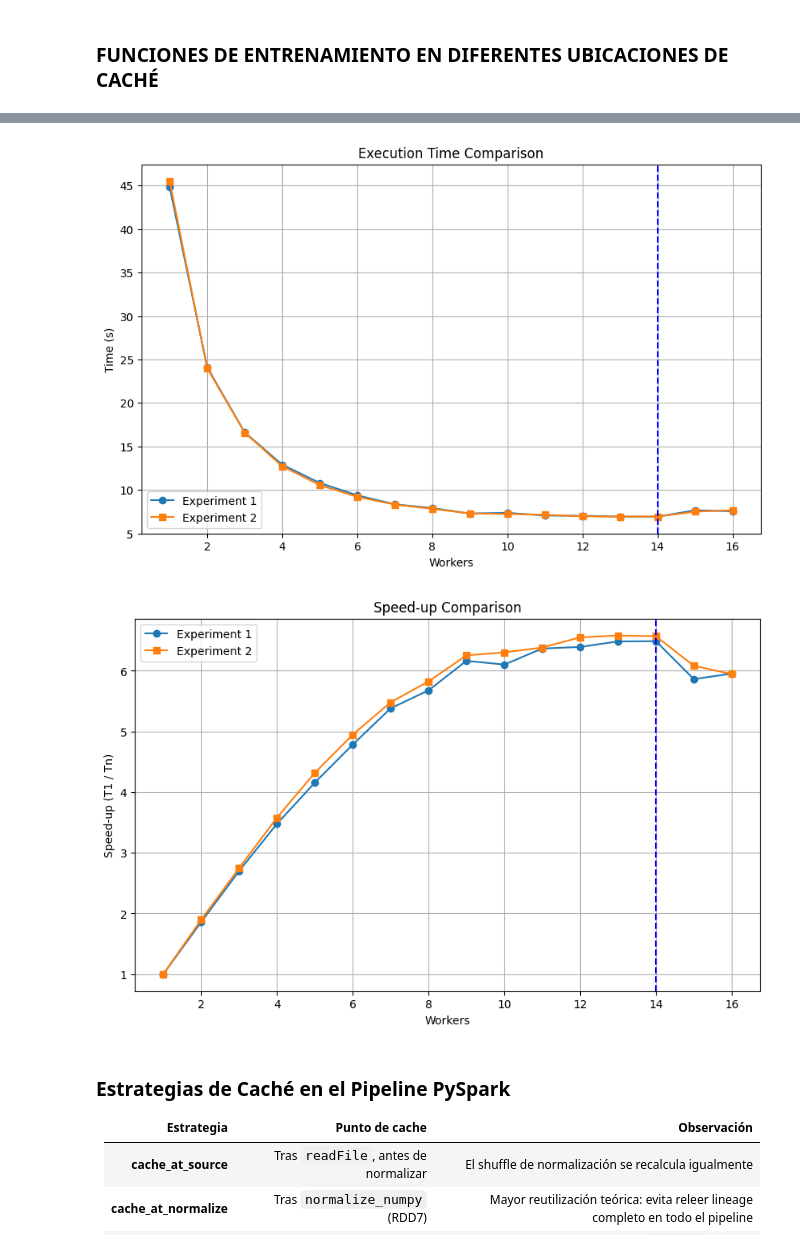
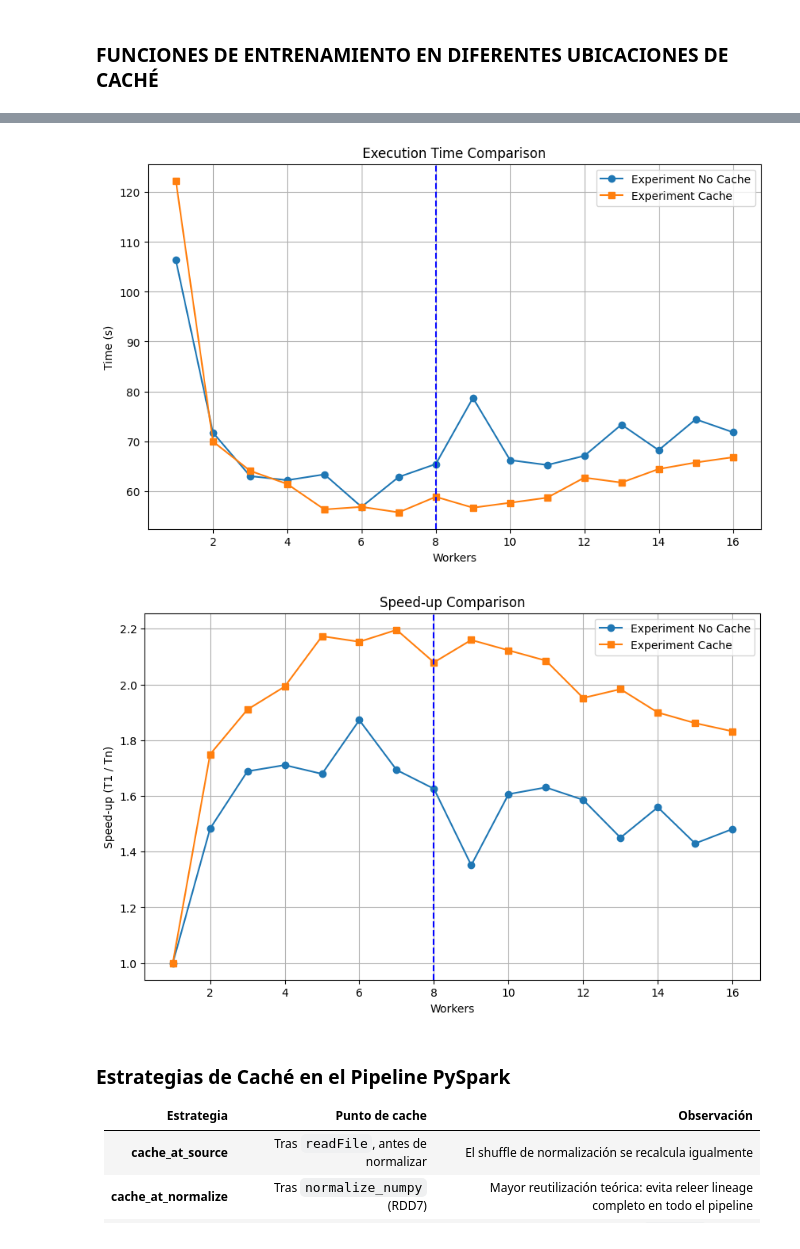
Before and after one commit to kzzazzk/ogvd_spark, a Jupyter notebook: Notebooks/ejercicio3_refactored.ipynb, the cells around one changed output, grey strips where cells are left out. Drawn from its saved outputs; the diff is of its cells as text; code cells hidden in the pictures.

Commit message:
ejecucion ordenador pedro

```diff
--- a/Notebooks/ejercicio3_refactored.ipynb
+++ b/Notebooks/ejercicio3_refactored.ipynb
@@ -699,0 +758,25 @@ def train_cache(RDD_Xy, iterations, learning_rate, lambda_reg, i):
+# %%
+# read data
+result2 = {}
+for i in range(1, 14 + 3):
+    # MODIFICAR CUANDO TENGAMOS LA EJECUCION FINAL (CORES + 3)
+    sc = SparkContext(f"local[{i}]", f"Prueba_{i}")
+    t0 = perf_counter()
+    data=readFile("./botnet_tot_syn_l.csv").repartition(i)
+    data.cache()
+    print(f'Experimento con número de workers {i}: particiones={data.getNumPartitions()}')
+    rows_rdd = data.map(lambda line: line[0])
+    cols_rdd = rows_rdd.flatMap(lambda row: [(i, (x,x*x, 1)) for i, x in enumerate(row)])
+    group_rdd = cols_rdd.reduceByKey(lambda a,b:(a[0]+b[0],a[1]+b[1],a[2]+b[2]))
+    mean_rdd = group_rdd.map(lambda t: (t[0],(t[1][0] / t[1][2], np.sqrt((t[1][1] / t[1][2]) - (t[1][0] / t[1][2])**2))))
+    broadcast_var = sc.broadcast(dict(mean_rdd.collect()))
+    # standarize
+    data = normalize(data)
+    ws = train(data,10,1.5,0.0)
+    w,b = ws
+    acc = accuracy(w,b,data)
+    print("acc:",acc)
+    time = perf_counter() - t0
+    result2[i] = time
+    sc.stop()
+print(result)
@@ -700,2 +829,5 @@ def train_cache(RDD_Xy, iterations, learning_rate, lambda_reg, i):
 # %%
 sc.stop()
+# %%
+logical_cores = os.cpu_count()
+print(f"Logical cores: {logical_cores}")
@@ -792,7 +911,7 @@ results
 # read data
 sc.stop()
 result = {}
-for i in range(1, logical_cores + 3):
+for i in range(1, 14 + 3):
     # MODIFICAR CUANDO TENGAMOS LA EJECUCION FINAL (CORES + 3)
     sc = SparkContext(f"local[{i}]", f"Prueba_{i}")
     t0 = perf_counter()
@@ -833,12 +952,12 @@ sc.stop()
 # %%
 # read data
 result2 = {}
-for i in range(1, logical_cores + 3):
+for i in range(1, 14 + 3):
     # MODIFICAR CUANDO TENGAMOS LA EJECUCION FINAL (CORES + 3)
     sc = SparkContext(f"local[{i}]", f"Prueba_{i}")
     t0 = perf_counter()
     data=readFile("./botnet_tot_syn_l.csv").repartition(i)
-    data.cache()
+    #data.cache()
     print(f'Experimento con número de workers {i}: particiones={data.getNumPartitions()}')
     rows_rdd = data.map(lambda line: line[0])
     cols_rdd = rows_rdd.flatMap(lambda row: [(i, (x,x*x, 1)) for i, x in enumerate(row)])
@@ -847,7 +966,7 @@ for i in range(1, logical_cores + 3):
     broadcast_var = sc.broadcast(dict(mean_rdd.collect()))
     # standarize
     data = normalize(data)
-    ws = train(data,10,1.5,0.0)
+    ws = train_cache(data,10,1.5,0.0, 2)
     w,b = ws
     acc = accuracy(w,b,data)
     print("acc:",acc)
@@ -889,34 +1008,34 @@ plt.ylabel("Time (s)")
 plt.title("Execution Time Comparison")
 plt.grid(True)
 plt.axvline(x=logical_cores, color='b', linestyle='--', label=f'Hilos ({logical_cores})')
-plt.legend(["Experiment 1", "Experiment 2"])
+plt.legend(["Experiment No Cache", "Experiment Cache"])
 plt.show()
 # %% [output]
-[figure, old version]
+[figure, new version]
 # %%
 workers1 = sorted(result.keys())
 workers2 = sorted(result2.keys())
 
 t1_res1 = result[1]
 t1_res2 = result2[1]
 
 speedup1 = [t1_res1 / result[w] for w in workers1]
 speedup2 = [t1_res2 / result2[w] for w in workers2]
 
 plt.figure(figsize=(10, 6))
 
 plt.plot(workers1, speedup1, marker='o')
 plt.plot(workers2, speedup2, marker='s')
 
 plt.xlabel("Workers")
 plt.ylabel("Speed-up (T1 / Tn)")
 plt.title("Speed-up Comparison")
 plt.grid(True)
 plt.axvline(x=logical_cores, color='b', linestyle='--', label=f'Hilos ({logical_cores})')
-plt.legend(["Experiment 1", "Experiment 2"])
+plt.legend(["Experiment No Cache", "Experiment Cache"])
 plt.show()
 # %% [output]
-[figure, old version]
+[figure, new version]
 # %%
 sc.stop()
 # %% [markdown]
```
Also changed, not shown: parts of 15 cells of this notebook.
